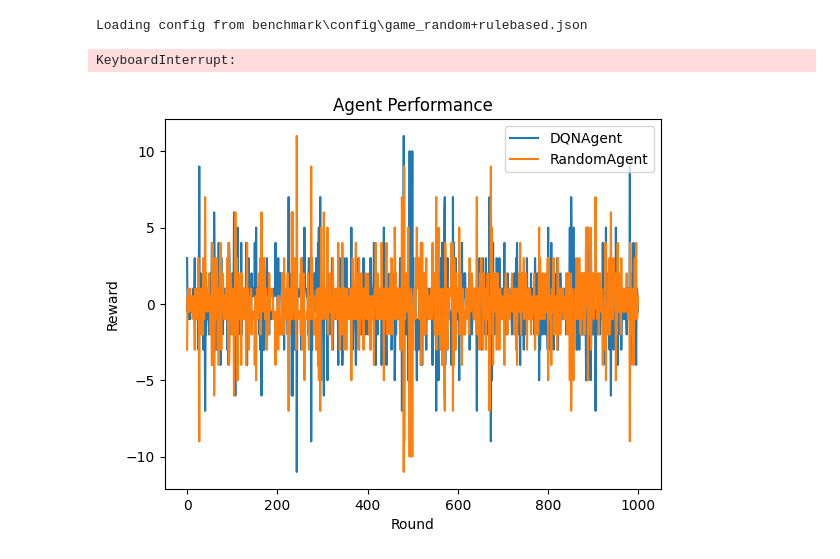
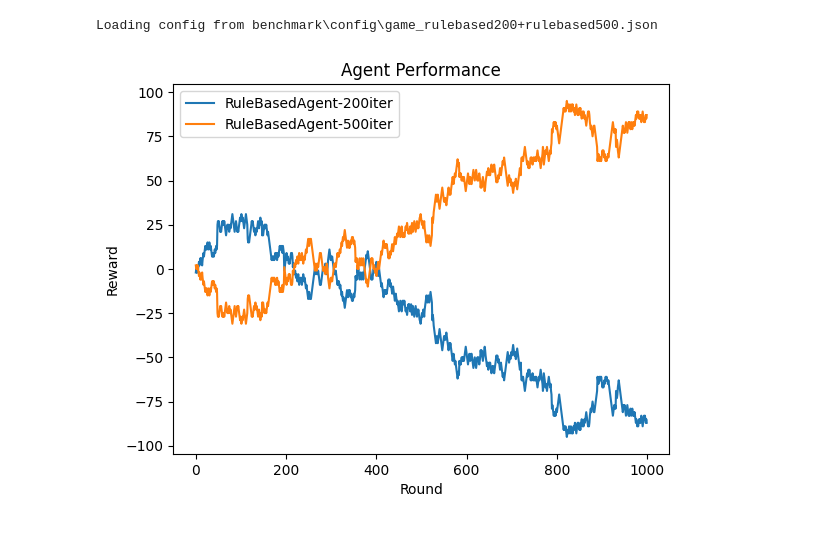
Before and after one commit to profetia/holdem, a Jupyter notebook: benchmark.ipynb, the cells around one changed output. Drawn from its saved outputs; the diff is of its cells as text; code cells hidden in the pictures.

Commit message:
add: plot winning rate

```diff
--- a/benchmark.ipynb
+++ b/benchmark.ipynb
@@ -15,9 +17,10 @@ from benchmark.agents import create_agent
 def get_config(args)->Dict[str, Any]:
     print(f"Loading config from {args.config}")
     with open(args.config, "r") as f:
-        config = json.load(f)
+        config:Dict[str, Any] = json.load(f)
     config_dump_path = os.path.join(args.logdir, args.name, "config.json")
-    os.makedirs(os.path.dirname(config_dump_path), exist_ok=True)
+    config['save_dir'] = os.path.dirname(config_dump_path)
+    os.makedirs(config['save_dir'], exist_ok=True)
     with open(config_dump_path, "w") as f:
         json.dump(config, f, indent=4)
     return config
@@ -42,7 +45,7 @@ def run_game(config: Dict[str, Any]):
     trajectories_list = []
     payoffs_list = []
 
-    for episode in range(total_rounds):
+    for episode in tqdm(range(total_rounds)):
         trajectories, payoffs = env.run(is_training=True)
         trajectories_list.append(trajectories)
         payoffs_list.append(payoffs)
@@ -69,28 +72,31 @@ parser.add_argument(
     default="test",
 )
 
-args = parser.parse_args(['--config', 'benchmark\\config\\game_random+rulebased.json'])
+args = parser.parse_args(
+    ["--config", "benchmark\config\game_rulebased200+rulebased500.json", "--name", "rulebased200+rulebased500"]
+)
 config = get_config(args=args)
 # %% [output]
-Loading config from benchmark\config\game_random+rulebased.json
+Loading config from benchmark\config\game_rulebased200+rulebased500.json
 # %%
 trajectories_list, payoffs_list = run_game(config)
-# %% [output]
-KeyboardInterrupt:
 # %%
 from matplotlib import pyplot as plt
 import numpy as np
 # %%
-def plot_payoffs(config:Dict[str, Any], payoffs_list:List[List[float]]) -> None:
+def plot_payoffs(config:Dict[str, Any], payoffs_list:List[List[float]], output_image:str|None= None) -> None:
     payoff_array = np.array(payoffs_list)
+    payoff_array = np.cumsum(payoff_array, axis=0)
     for idx, agent_config in enumerate(config['agents']):
         plt.plot(payoff_array[:,idx], label=agent_config['name'])
     plt.xlabel('Round')
     plt.ylabel('Reward')
     plt.title('Agent Performance')
     plt.legend()
+    if output_image:
+        plt.savefig(output_image)
     plt.show()
 
-plot_payoffs(config=config, payoffs_list=payoffs_list)
+plot_payoffs(config=config, payoffs_list=payoffs_list, output_image=os.path.join(config['save_dir'], 'reward.png'))
 # %% [output]
-[figure, old version]
+[figure, new version]
```
Also changed, not shown: parts of 2 cells of this notebook.
